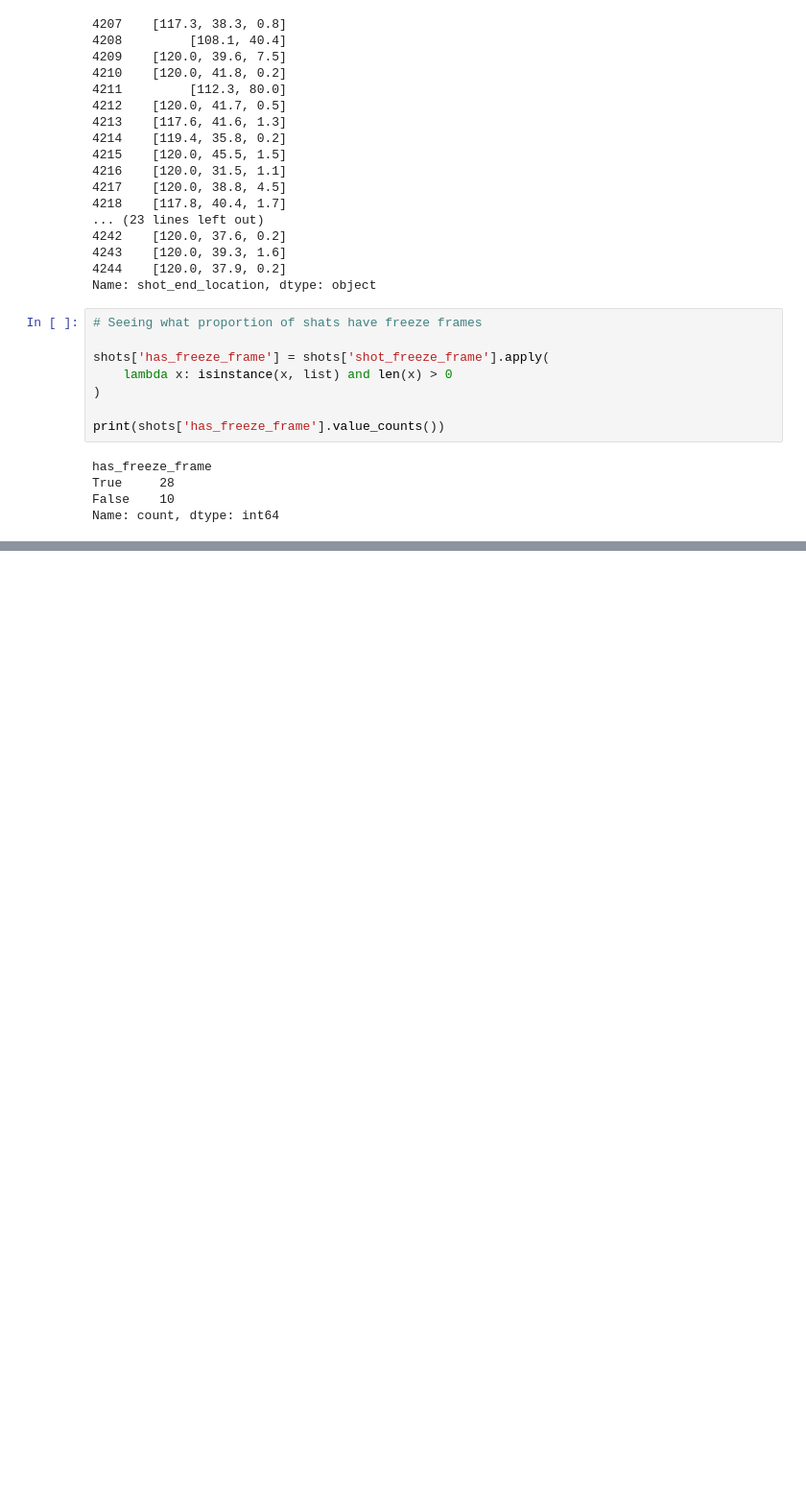
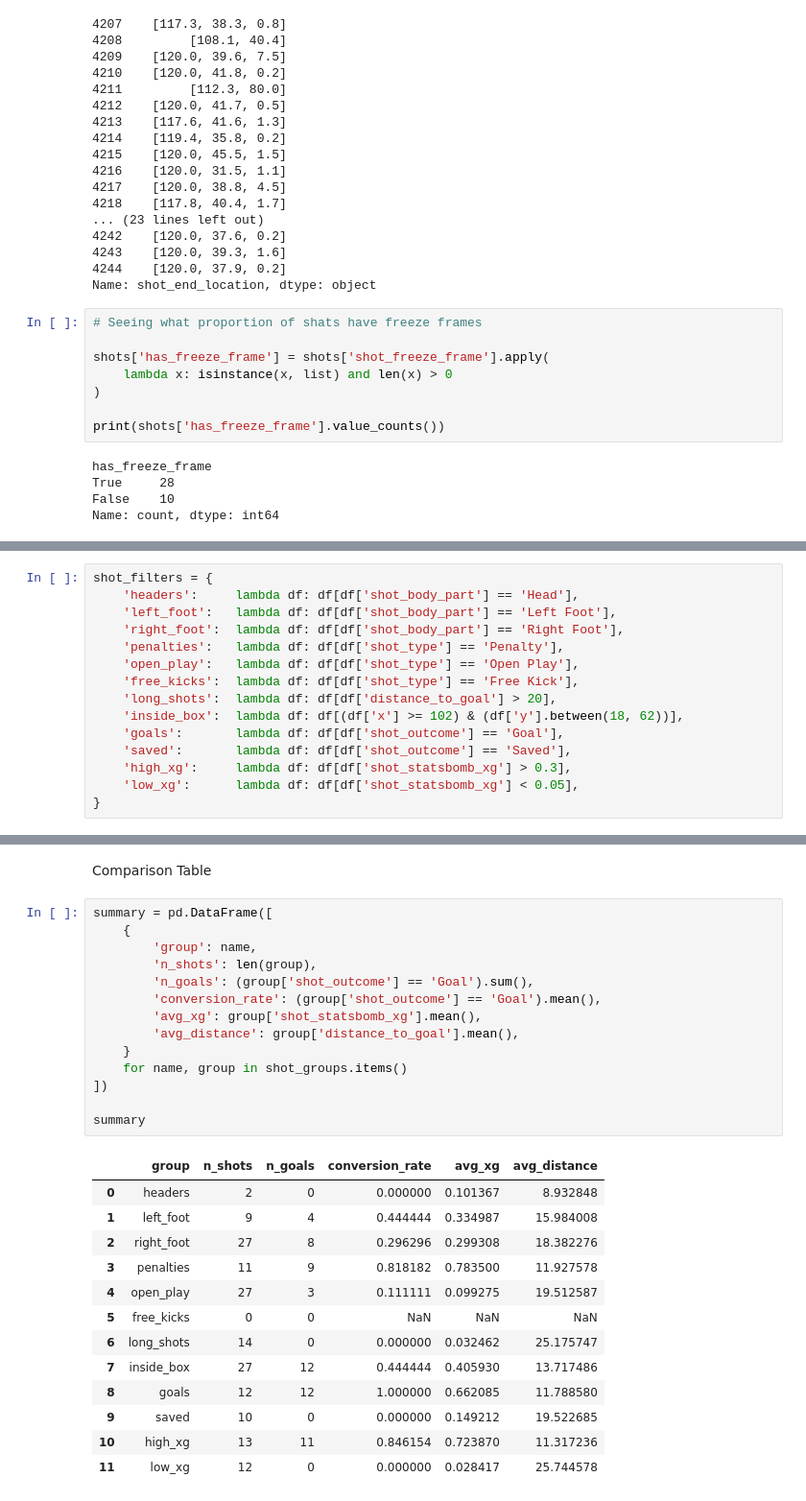
Before and after one commit to chidianagu/xg-model, a Jupyter notebook: notebooks/01_data_exploration.ipynb, the cells around one changed output, grey strips where cells are left out. Shown at 96% size. Drawn from its saved outputs; the diff is of its cells as text; blank space fills up the shorter version.

```diff
--- a/notebooks/01_data_exploration.ipynb
+++ b/notebooks/01_data_exploration.ipynb
@@ -233,0 +263,15 @@ plt.show()
+# %%
+shot_filters = {
+    'headers':     lambda df: df[df['shot_body_part'] == 'Head'],
+    'left_foot':   lambda df: df[df['shot_body_part'] == 'Left Foot'],
+    'right_foot':  lambda df: df[df['shot_body_part'] == 'Right Foot'],
+    'penalties':   lambda df: df[df['shot_type'] == 'Penalty'],
+    'open_play':   lambda df: df[df['shot_type'] == 'Open Play'],
+    'free_kicks':  lambda df: df[df['shot_type'] == 'Free Kick'],
+    'long_shots':  lambda df: df[df['distance_to_goal'] > 20],
+    'inside_box':  lambda df: df[(df['x'] >= 102) & (df['y'].between(18, 62))],
+    'goals':       lambda df: df[df['shot_outcome'] == 'Goal'],
+    'saved':       lambda df: df[df['shot_outcome'] == 'Saved'],
+    'high_xg':     lambda df: df[df['shot_statsbomb_xg'] > 0.3],
+    'low_xg':      lambda df: df[df['shot_statsbomb_xg'] < 0.05],
+}
@@ -233,0 +301,30 @@ plt.show()
+# %% [markdown]
+Comparison Table
+# %%
+summary = pd.DataFrame([
+    {
+        'group': name,
+        'n_shots': len(group),
+        'n_goals': (group['shot_outcome'] == 'Goal').sum(),
+        'conversion_rate': (group['shot_outcome'] == 'Goal').mean(),
+        'avg_xg': group['shot_statsbomb_xg'].mean(),
+        'avg_distance': group['distance_to_goal'].mean(),
+    }
+    for name, group in shot_groups.items()
+])
+
+summary
+# %% [output]
+|  | group | n_shots | n_goals | conversion_rate | avg_xg | avg_distance |
+| 0 | headers | 2 | 0 | 0.000000 | 0.101367 | 8.932848 |
+| 1 | left_foot | 9 | 4 | 0.444444 | 0.334987 | 15.984008 |
+| 2 | right_foot | 27 | 8 | 0.296296 | 0.299308 | 18.382276 |
+| 3 | penalties | 11 | 9 | 0.818182 | 0.783500 | 11.927578 |
+| 4 | open_play | 27 | 3 | 0.111111 | 0.099275 | 19.512587 |
+| 5 | free_kicks | 0 | 0 | NaN | NaN | NaN |
+| 6 | long_shots | 14 | 0 | 0.000000 | 0.032462 | 25.175747 |
+| 7 | inside_box | 27 | 12 | 0.444444 | 0.405930 | 13.717486 |
+| 8 | goals | 12 | 12 | 1.000000 | 0.662085 | 11.788580 |
+| 9 | saved | 10 | 0 | 0.000000 | 0.149212 | 19.522685 |
+| 10 | high_xg | 13 | 11 | 0.846154 | 0.723870 | 11.317236 |
+| 11 | low_xg | 12 | 0 | 0.000000 | 0.028417 | 25.744578 |
```
Also changed, not shown: parts of 8 cells of this notebook, 1 other file.
